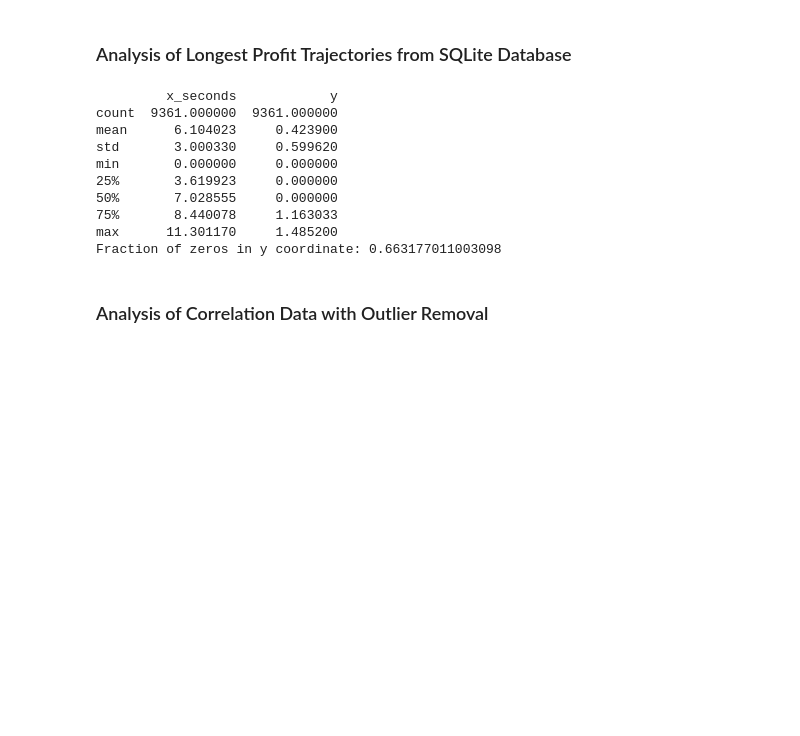
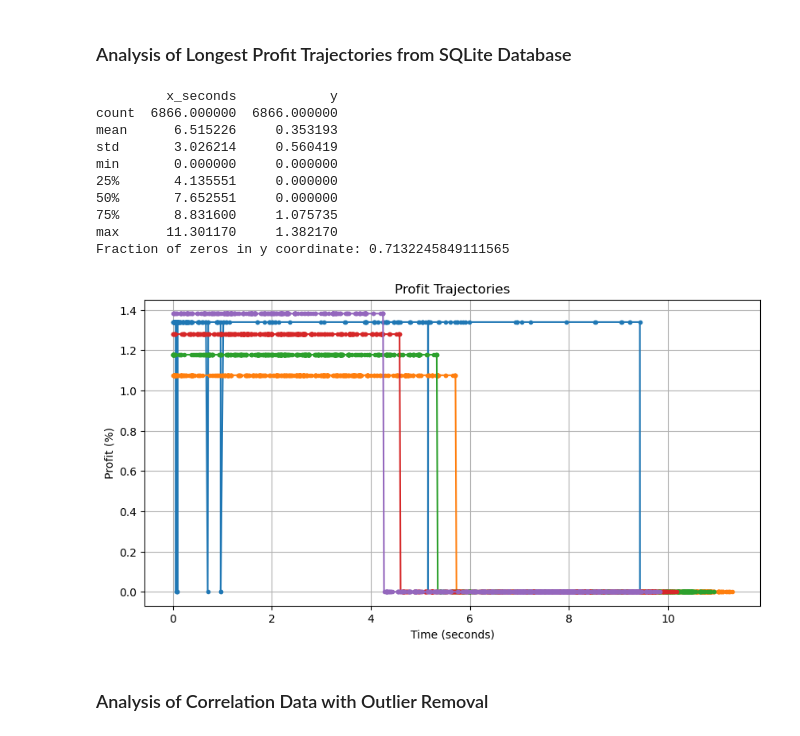
Before and after one commit to JoschHagedorn/triangular-arbitrage-experiment, a Jupyter notebook: Data_Analysis.ipynb, the cells around one changed output. Cells and saved outputs as stored; diff of their text form; code cells hidden in the pictures; blank space fills up the shorter version.

Commit message:
Updated plot

```diff
--- a/Data_Analysis.ipynb
+++ b/Data_Analysis.ipynb
@@ -308,52 +307,52 @@ sorted_trajectories = sorted(
     enumerate(profit_trajectories),
     key=lambda t: np.array(extract_values(t[1])[0])[-1] / 1e9,
     reverse=True
 )
 
-# Extract and plot data from the 10 longest trajectories
+# Extract and plot data from the 5 longest trajectories
 count = 0
 for i, trajectory in sorted_trajectories:
     x, y = extract_values(trajectory)
-    if y[0] >= 1 and count < 10:
+    if y[0] >= 1 and count < 5:
         # Convert nanoseconds to seconds
         x_seconds = np.array(x) / 1e9
         plot_data['x_seconds'].extend(x_seconds)
         plot_data['y'].extend(y)
         plot_data['trajectory'].extend([f'Trajectory {i+1}'] * len(x_seconds))
         count += 1
 
 # Create DataFrame from the plot data
 df = pd.DataFrame(plot_data)
 print(df.describe())
 
 # Calculate the fraction of zeros in the y coordinate
 fraction_zeros = np.count_nonzero(df['y'] == 0) / len(df['y'])
 print(f'Fraction of zeros in y coordinate: {fraction_zeros}')
 
 # Create scatter plot with lines connecting the dots
-fig = px.line(df, x='x_seconds', y='y', color='trajectory', title='Profit Trajectories',
-              labels={'x_seconds': 'Time (seconds)', 'y': 'Profit (%)'},
-              line_group='trajectory', markers=True)
-
-# Remove legend
-fig.update_layout(showlegend=False)
-
-# Show the plot
-fig.show()
+plt.figure(figsize=(10, 5))
+for trajectory, group in df.groupby('trajectory'):
+    plt.plot(group['x_seconds'], group['y'], marker='.')
+plt.xlabel('Time (seconds)')
+plt.ylabel('Profit (%)')
+plt.title('Profit Trajectories')
+plt.grid(True)
+plt.show()
 
 # Clear the profit_trajectories variable from memory
 %reset_selective -f profit_trajectories, rows, sorted_trajectories
 # %% [output]
          x_seconds            y
-count  9361.000000  9361.000000
-mean      6.104023     0.423900
-std       3.000330     0.599620
+count  6866.000000  6866.000000
+mean      6.515226     0.353193
+std       3.026214     0.560419
 min       0.000000     0.000000
-25%       3.619923     0.000000
-50%       7.028555     0.000000
-75%       8.440078     1.163033
-max      11.301170     1.485200
-Fraction of zeros in y coordinate: 0.663177011003098
+25%       4.135551     0.000000
+50%       7.652551     0.000000
+75%       8.831600     1.075735
+max      11.301170     1.382170
+Fraction of zeros in y coordinate: 0.7132245849111565
+[figure, added]
 # %% [markdown]
 ### Analysis of Correlation Data with Outlier Removal
 # %%
```
Also changed, not shown: parts of 1 cell of this notebook, 1 other file.
